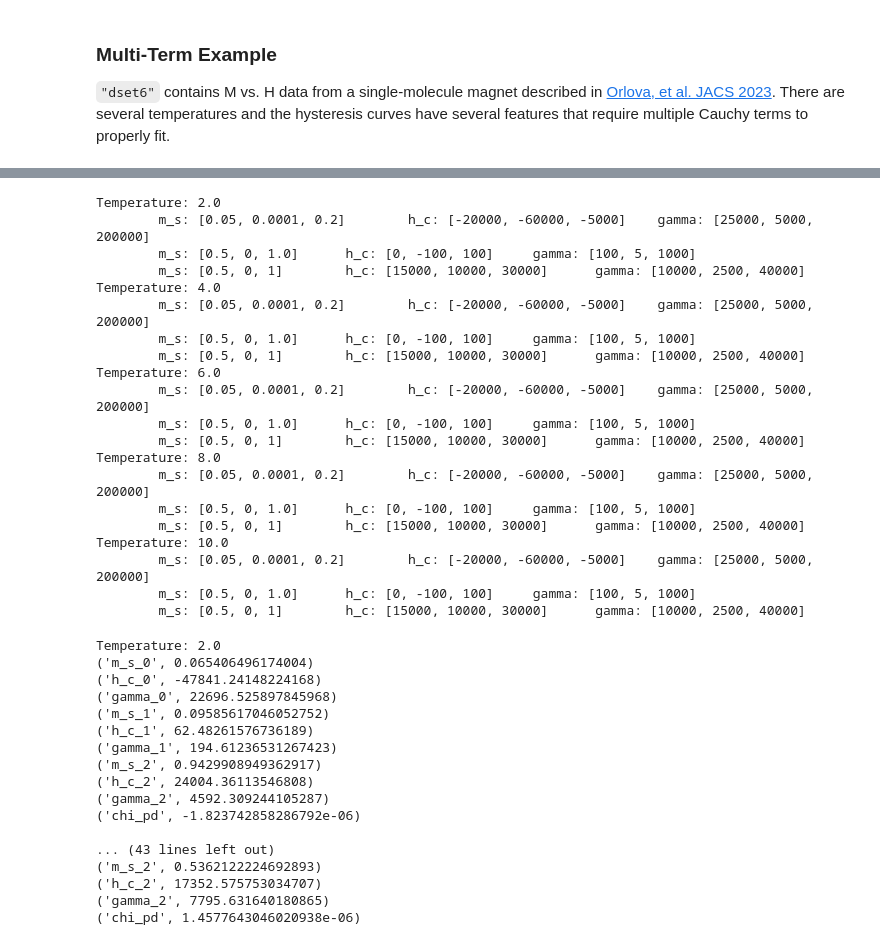
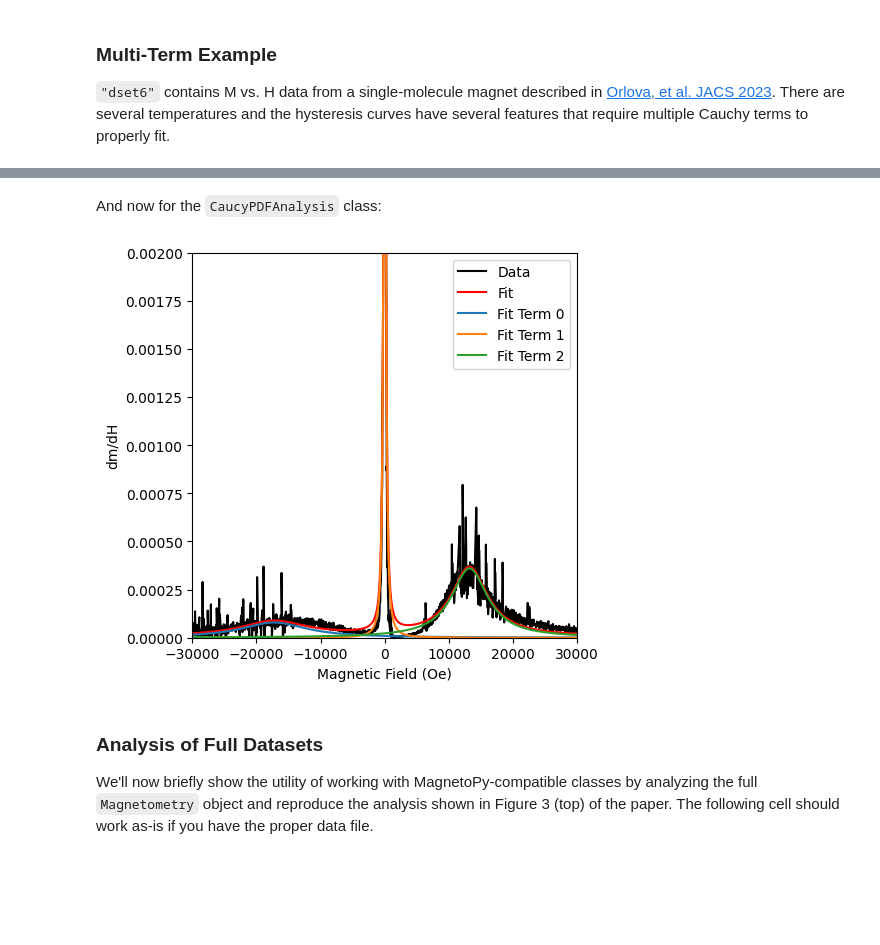
Before and after one commit to RinehartGroup/MagnetoPy, a Jupyter notebook: docs/examples/cauchy.ipynb, the cells around one changed output, grey strips where cells are left out. Cells and saved outputs as stored; diff of their text form; code cells hidden in the pictures; blank space fills up the shorter version.

```diff
--- a/docs/examples/cauchy.ipynb
+++ b/docs/examples/cauchy.ipynb
@@ -137,57 +163,23 @@ fig, ax = smm_cauchy_cdf1.plot(
-# %%
-kyle = Path("orlova.json")
-kyle = json.loads(kyle.read_text())
-for meas in kyle['measurements']:
-    temp = meas['temperature']
-    input_params = meas['fit_input_params']
-    print(f"Temperature: {temp}")
-    for param in input_params:
-        print(f"\tm_s: {param['m_s']}\th_c: {param['h_c']}\tgamma: {param['gamma']}")
-# %% [output]
-Temperature: 2.0
-        m_s: [0.05, 0.0001, 0.2]        h_c: [-20000, -60000, -5000]    gamma: [25000, 5000, 200000]
-        m_s: [0.5, 0, 1.0]      h_c: [0, -100, 100]     gamma: [100, 5, 1000]
-        m_s: [0.5, 0, 1]        h_c: [15000, 10000, 30000]      gamma: [10000, 2500, 40000]
-Temperature: 4.0
-        m_s: [0.05, 0.0001, 0.2]        h_c: [-20000, -60000, -5000]    gamma: [25000, 5000, 200000]
-        m_s: [0.5, 0, 1.0]      h_c: [0, -100, 100]     gamma: [100, 5, 1000]
-        m_s: [0.5, 0, 1]        h_c: [15000, 10000, 30000]      gamma: [10000, 2500, 40000]
-Temperature: 6.0
-        m_s: [0.05, 0.0001, 0.2]        h_c: [-20000, -60000, -5000]    gamma: [25000, 5000, 200000]
-        m_s: [0.5, 0, 1.0]      h_c: [0, -100, 100]     gamma: [100, 5, 1000]
-        m_s: [0.5, 0, 1]        h_c: [15000, 10000, 30000]      gamma: [10000, 2500, 40000]
-Temperature: 8.0
-        m_s: [0.05, 0.0001, 0.2]        h_c: [-20000, -60000, -5000]    gamma: [25000, 5000, 200000]
-        m_s: [0.5, 0, 1.0]      h_c: [0, -100, 100]     gamma: [100, 5, 1000]
-        m_s: [0.5, 0, 1]        h_c: [15000, 10000, 30000]      gamma: [10000, 2500, 40000]
-Temperature: 10.0
-        m_s: [0.05, 0.0001, 0.2]        h_c: [-20000, -60000, -5000]    gamma: [25000, 5000, 200000]
-        m_s: [0.5, 0, 1.0]      h_c: [0, -100, 100]     gamma: [100, 5, 1000]
-        m_s: [0.5, 0, 1]        h_c: [15000, 10000, 30000]      gamma: [10000, 2500, 40000]
-# %%
-for meas in kyle['measurements']:
-    temp = meas['temperature']
-    output_params = meas['cdf_fit']['output_params']['params']
-    print(f"Temperature: {temp}")
-    for i, param in enumerate(output_params):
-        print(f"{param[0], param[1]}")
-    print()
-# %% [output]
-Temperature: 2.0
-('m_s_0', 0.065406496174004)
-('h_c_0', -47841.24148224168)
-('gamma_0', 22696.525897845968)
-('m_s_1', 0.09585617046052752)
-('h_c_1', 62.48261576736189)
-('gamma_1', 194.61236531267423)
-('m_s_2', 0.9429908949362917)
-('h_c_2', 24004.36113546808)
-('gamma_2', 4592.309244105287)
-('chi_pd', -1.823742858286792e-06)
-
-... (43 lines left out)
-('m_s_2', 0.5362122224692893)
-('h_c_2', 17352.575753034707)
-('gamma_2', 7795.631640180865)
-('chi_pd', 1.4577643046020938e-06)
+# %% [markdown]
+And now for the `CaucyPDFAnalysis` class:
+# %%
+smm_cauchy_pdf1 = mp.CauchyPDFAnalysis(
+    dataset=dset6,
+    parsing_args=mp.CauchyParsingArgs(
+        temperature=8,
+    ),
+    fitting_args=fitting_args,
+)
+fig, ax = smm_cauchy_pdf1.plot(
+    show_full_fit=True,
+    show_fit_components=True,
+    xlim=[-30000, 30000],
+    ylim=[0, 0.002]
+)
+# %% [output]
+[figure, added]
+# %% [markdown]
+### Analysis of Full Datasets
+
+We'll now briefly show the utility of working with MagnetoPy-compatible classes by analyzing the full `Magnetometry` object and reproduce the analysis shown in Figure 3 (top) of the paper. The following cell should work as-is if you have the proper data file.
 # %%
```
Also changed, not shown: parts of 32 cells of this notebook, 1 other file.
